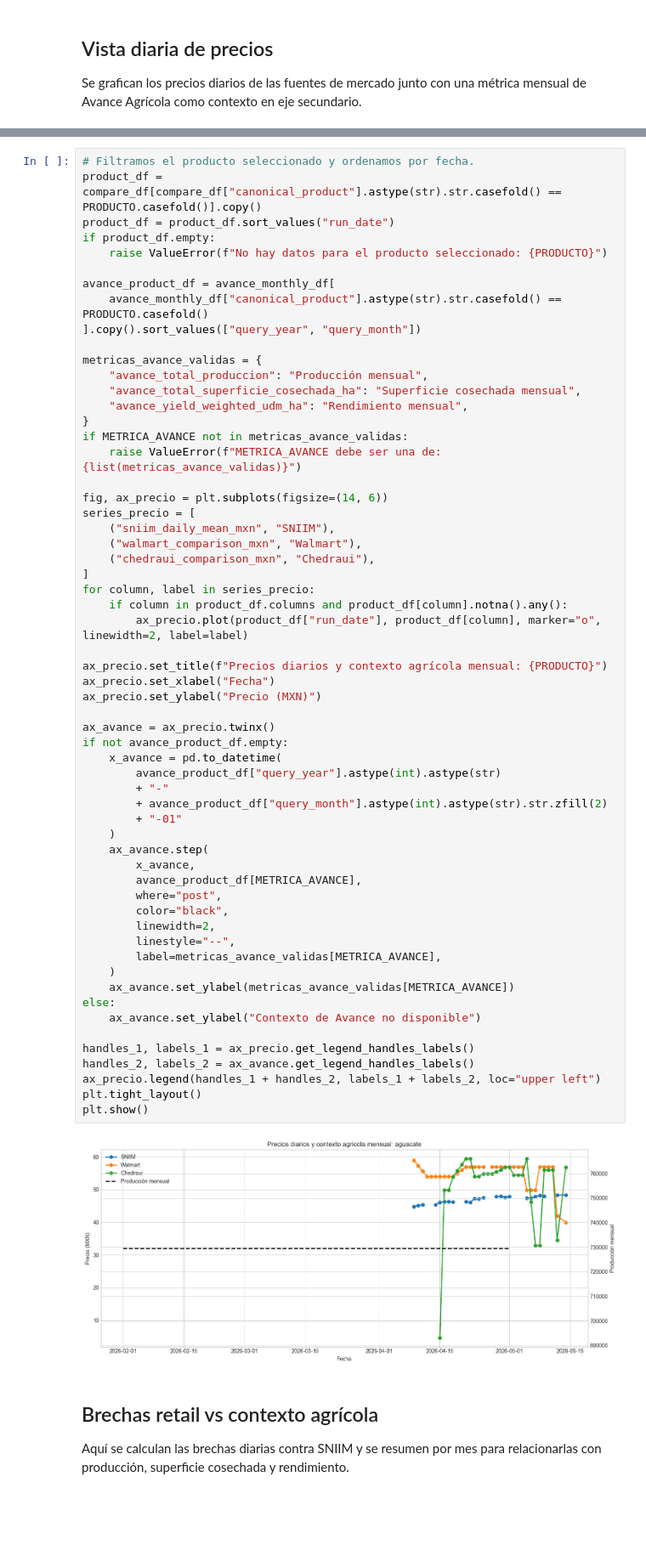
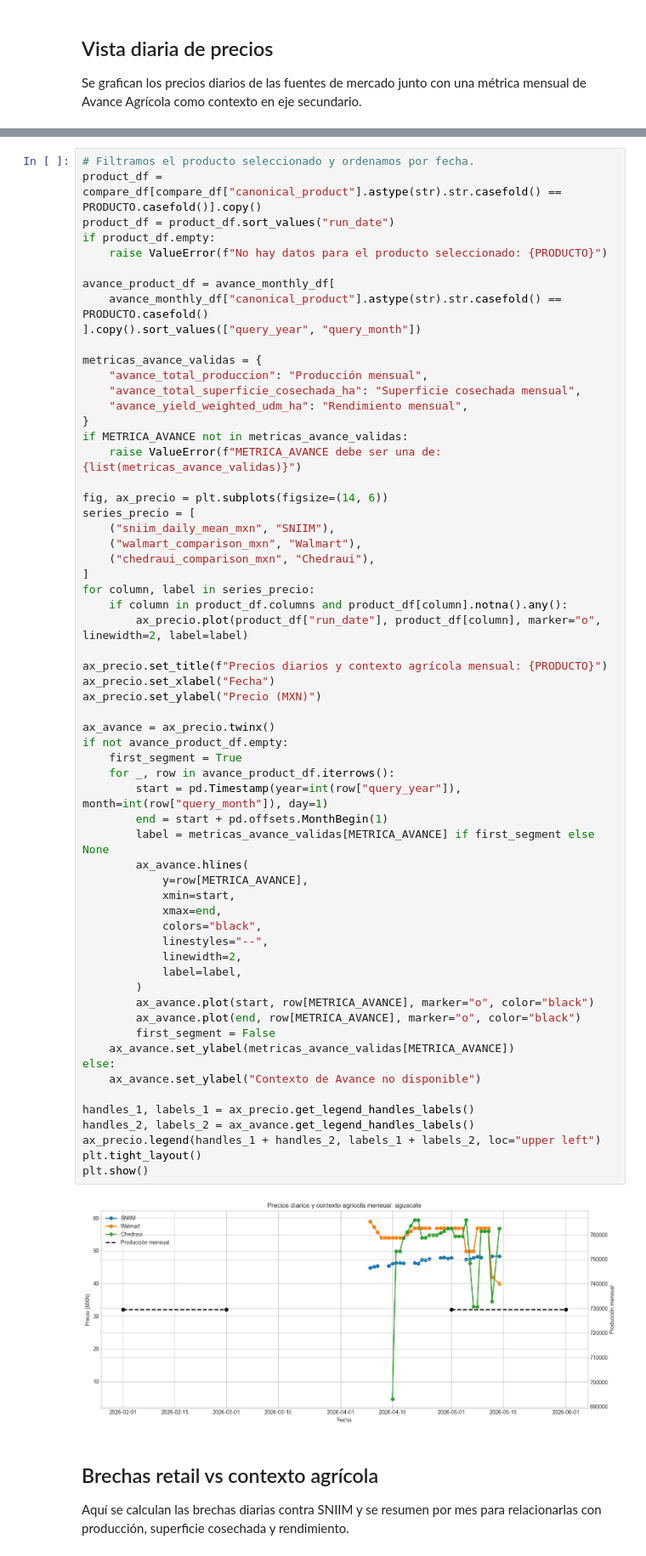
Before and after one commit to armandaske/agro-precios, a Jupyter notebook: notebooks/master_price_eda.ipynb, the cells around one changed output, grey strips where cells are left out. Shown at 85% size. Cells and saved outputs as stored; diff of their text form; blank space fills up the shorter version.

```diff
--- a/notebooks/master_price_eda.ipynb
+++ b/notebooks/master_price_eda.ipynb
@@ -133,49 +133,51 @@ metricas_avance_validas = {
 }
 if METRICA_AVANCE not in metricas_avance_validas:
     raise ValueError(f"METRICA_AVANCE debe ser una de: {list(metricas_avance_validas)}")
 
 fig, ax_precio = plt.subplots(figsize=(14, 6))
 series_precio = [
     ("sniim_daily_mean_mxn", "SNIIM"),
     ("walmart_comparison_mxn", "Walmart"),
     ("chedraui_comparison_mxn", "Chedraui"),
 ]
 for column, label in series_precio:
     if column in product_df.columns and product_df[column].notna().any():
         ax_precio.plot(product_df["run_date"], product_df[column], marker="o", linewidth=2, label=label)
 
 ax_precio.set_title(f"Precios diarios y contexto agrícola mensual: {PRODUCTO}")
 ax_precio.set_xlabel("Fecha")
 ax_precio.set_ylabel("Precio (MXN)")
 
 ax_avance = ax_precio.twinx()
 if not avance_product_df.empty:
-    x_avance = pd.to_datetime(
-        avance_product_df["query_year"].astype(int).astype(str)
-        + "-"
-        + avance_product_df["query_month"].astype(int).astype(str).str.zfill(2)
-        + "-01"
-    )
-    ax_avance.step(
-        x_avance,
-        avance_product_df[METRICA_AVANCE],
-        where="post",
-        color="black",
-        linewidth=2,
-        linestyle="--",
-        label=metricas_avance_validas[METRICA_AVANCE],
-    )
+    first_segment = True
+    for _, row in avance_product_df.iterrows():
+        start = pd.Timestamp(year=int(row["query_year"]), month=int(row["query_month"]), day=1)
+        end = start + pd.offsets.MonthBegin(1)
+        label = metricas_avance_validas[METRICA_AVANCE] if first_segment else None
+        ax_avance.hlines(
+            y=row[METRICA_AVANCE],
+            xmin=start,
+            xmax=end,
+            colors="black",
+            linestyles="--",
+            linewidth=2,
+            label=label,
+        )
+        ax_avance.plot(start, row[METRICA_AVANCE], marker="o", color="black")
+        ax_avance.plot(end, row[METRICA_AVANCE], marker="o", color="black")
+        first_segment = False
     ax_avance.set_ylabel(metricas_avance_validas[METRICA_AVANCE])
 else:
     ax_avance.set_ylabel("Contexto de Avance no disponible")
 
 handles_1, labels_1 = ax_precio.get_legend_handles_labels()
 handles_2, labels_2 = ax_avance.get_legend_handles_labels()
 ax_precio.legend(handles_1 + handles_2, labels_1 + labels_2, loc="upper left")
 plt.tight_layout()
 plt.show()
 # %% [output]
-[figure, old version]
+[figure, new version]
 # %% [markdown]
 ## Brechas retail vs contexto agrícola
 
```
Also changed, not shown: 2 other files.
